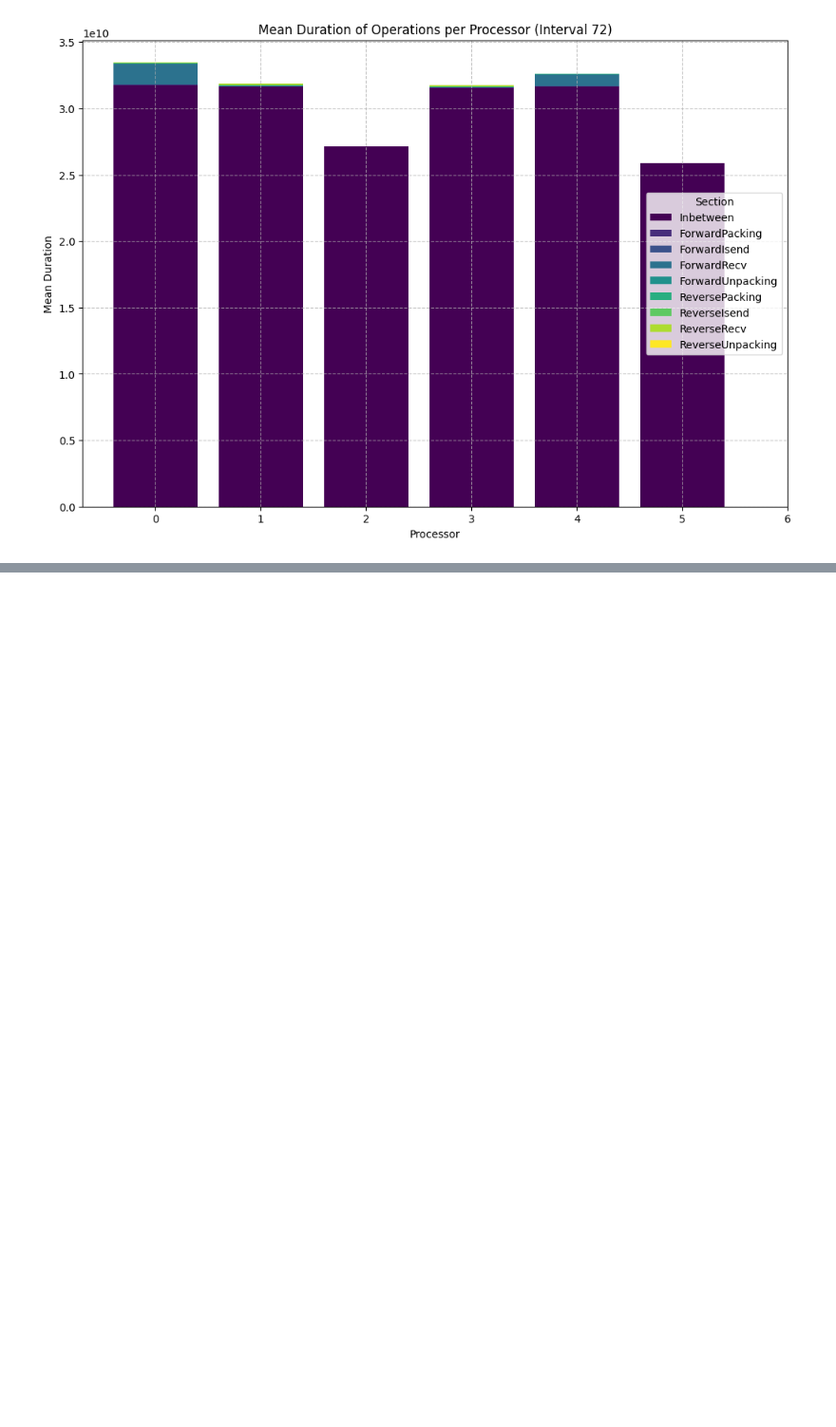
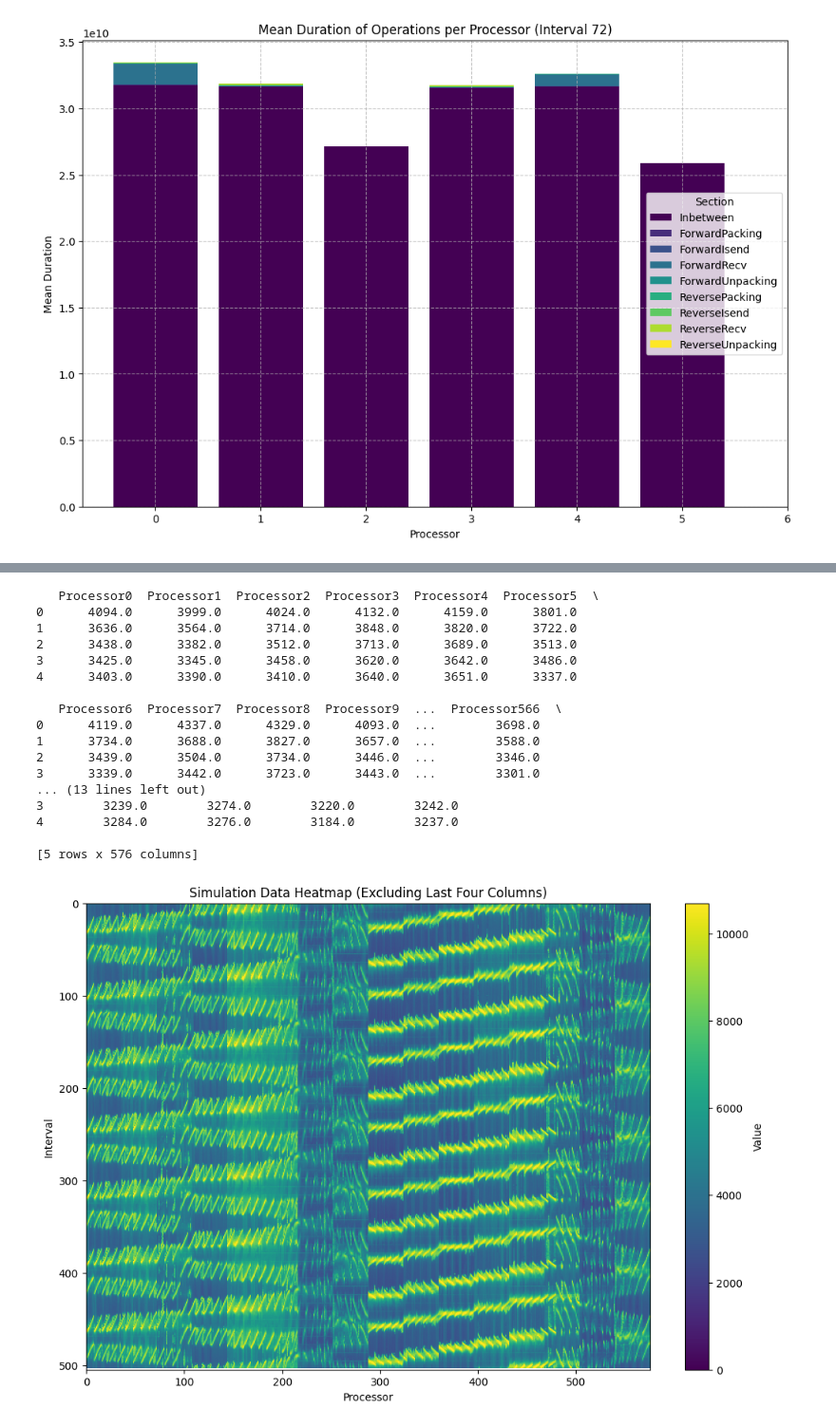
Before and after one commit to Jordan-Sun/simulated-chem, a Jupyter notebook: plot.ipynb, the cells around one changed output, grey strips where cells are left out. Shown at 95% size. Drawn from its saved outputs; the diff is of its cells as text; code cells hidden in the pictures; blank space fills up the shorter version.

```diff
--- a/plot.ipynb
+++ b/plot.ipynb
@@ -385,0 +387,4 @@ animate_stacked_bar_chart(timer_data, sections, path="summaries")
+# %%
+simulation_data_path = "test/greedy_local/c48_p576/simulation.csv"
+simulation_data = pd.read_csv(simulation_data_path)
+print(simulation_data.head())
@@ -385,0 +409,41 @@ animate_stacked_bar_chart(timer_data, sections, path="summaries")
+# %%
+# Plot the simulation data as a heatmap, excluding the last four columns
+def plot_simulation_heatmap(data: pd.DataFrame, path: str = None):
+    # Exclude the last four columns and select only numeric columns
+    data_to_plot = data.iloc[:, :-4].select_dtypes(include=[np.number])
+    print(data_to_plot.head())
+    plt.figure(figsize=(12, 8))
+    vmin = 0
+    vmax = np.nanpercentile(data_to_plot.values, 99)
+    cax = plt.imshow(data_to_plot, aspect="auto", cmap="viridis", vmin=vmin, vmax=vmax)
+    plt.colorbar(cax, label="Value")
+    plt.xlabel("Processor")
+    plt.ylabel("Interval")
+    plt.title("Simulation Data Heatmap (Excluding Last Four Columns)")
+    if path:
+        plt.savefig(f"{path}/simulation_heatmap.png")
+        plt.savefig(f"{path}/simulation_heatmap.eps")
+    plt.show()
+
+# Assuming simulation_data is already loaded as a DataFrame
+# Plot the simulation data heatmap
+plot_simulation_heatmap(simulation_data, path="test")
+# %% [output]
+   Processor0  Processor1  Processor2  Processor3  Processor4  Processor5  \
+0      4094.0      3999.0      4024.0      4132.0      4159.0      3801.0
+1      3636.0      3564.0      3714.0      3848.0      3820.0      3722.0
+2      3438.0      3382.0      3512.0      3713.0      3689.0      3513.0
+3      3425.0      3345.0      3458.0      3620.0      3642.0      3486.0
+4      3403.0      3390.0      3410.0      3640.0      3651.0      3337.0
+
+   Processor6  Processor7  Processor8  Processor9  ...  Processor566  \
+0      4119.0      4337.0      4329.0      4093.0  ...        3698.0
+1      3734.0      3688.0      3827.0      3657.0  ...        3588.0
+2      3439.0      3504.0      3734.0      3446.0  ...        3346.0
+3      3339.0      3442.0      3723.0      3443.0  ...        3301.0
+... (13 lines left out)
+3        3239.0        3274.0        3220.0        3242.0
+4        3284.0        3276.0        3184.0        3237.0
+
+[5 rows x 576 columns]
+[figure, added]
```
Also changed, not shown: parts of 8 cells of this notebook, 4 other files.
